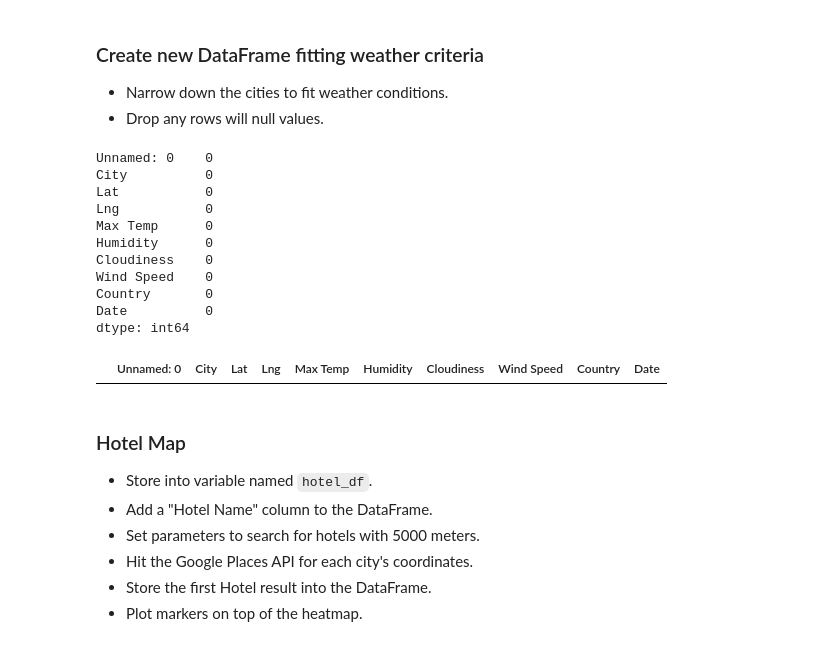
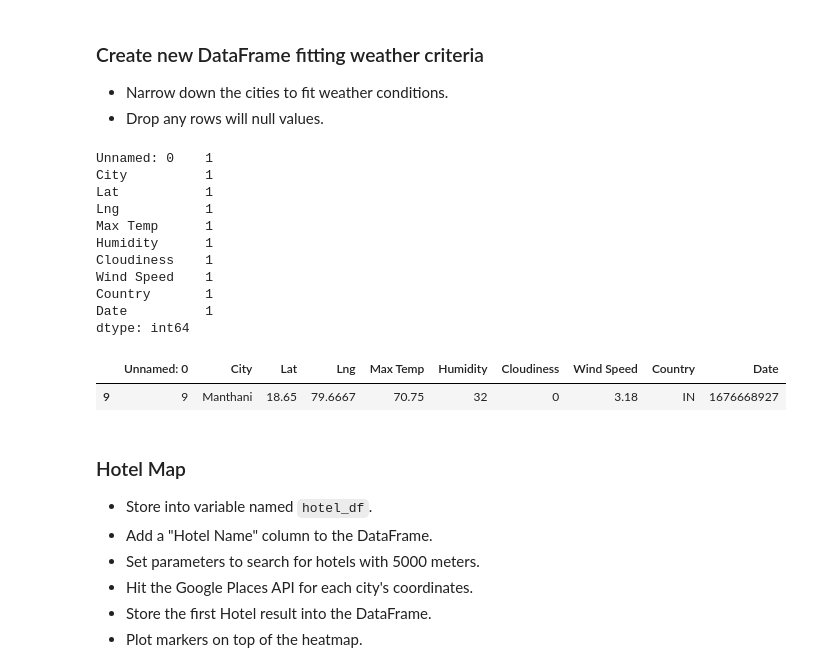
Before and after one commit to tannerhorton/weather_vacation_app, a Jupyter notebook: weather_vacation_py/VacationPy.ipynb, the cells around one changed output. Saved outputs shown, nothing was run; the diff lists cells and outputs as text; code cells hidden in the pictures.

```diff
--- a/weather_vacation_py/VacationPy.ipynb
+++ b/weather_vacation_py/VacationPy.ipynb
@@ -80,30 +83,31 @@ heatmap
 #3.zero cloudiness
 #drop any rows that do not satisfy all three conditions
 
-perf_temp = city_weather_df.loc[(city_weather_df['Max Temp'] < 80)&
+perfect_weather = city_weather_df.loc[(city_weather_df['Max Temp'] < 80)&
                                 (city_weather_df['Max Temp'] > 70)&
                                 (city_weather_df['Wind Speed'] < 10)&
                                 (city_weather_df['Cloudiness'] == 0)]
 
-perf_temp.count()
+perfect_weather.count()
 # %% [output]
-Unnamed: 0    0
-City          0
-Lat           0
-Lng           0
-Max Temp      0
-Humidity      0
-Cloudiness    0
-Wind Speed    0
-Country       0
-Date          0
+Unnamed: 0    1
+City          1
+Lat           1
+Lng           1
+Max Temp      1
+Humidity      1
+Cloudiness    1
+Wind Speed    1
+Country       1
+Date          1
 dtype: int64
 # %%
 #drop rows with null values
-perf_temp = perf_temp.dropna(how='any')
-perf_temp.head()
+perfect_temperature = perfect_weather.dropna(how='any')
+perfect_temperature.head()
 # %% [output]
 |  | Unnamed: 0 | City | Lat | Lng | Max Temp | Humidity | Cloudiness | Wind Speed | Country | Date |
+| 9 | 9 | Manthani | 18.65 | 79.6667 | 70.75 | 32 | 0 | 3.18 | IN | 1676668927 |
 # %% [markdown]
 ### Hotel Map
 * Store into variable named `hotel_df`.
```
Also changed, not shown: parts of 11 cells of this notebook, 11 other files.
